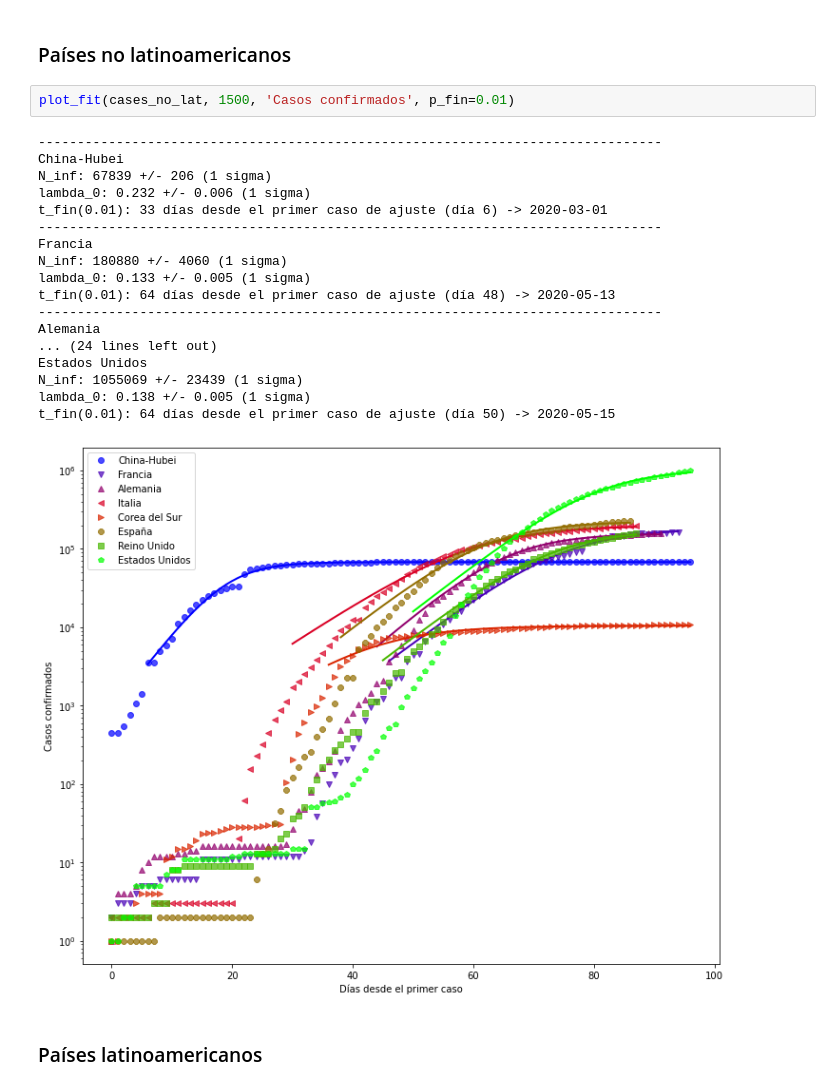
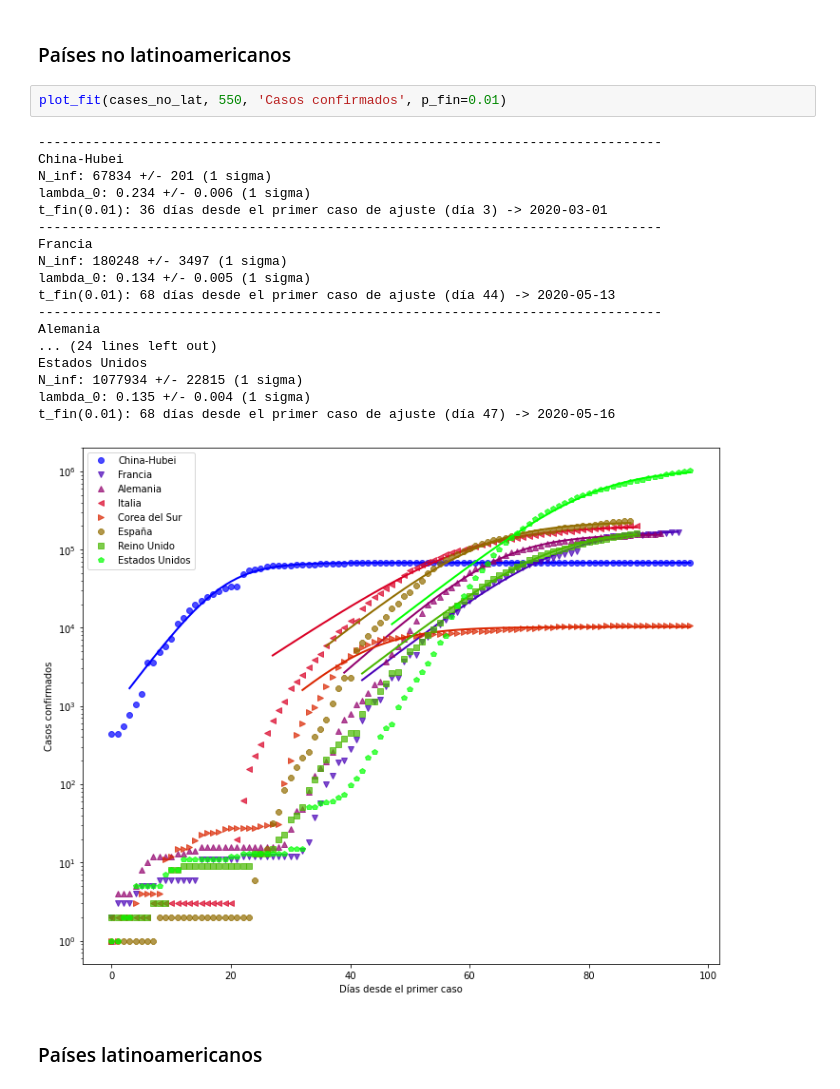
Before and after one commit to manuxch/logistic-covid19, a Jupyter notebook: Logistic_model_COVID-19.ipynb, the cells around one changed output. Saved outputs shown, nothing was run; the diff lists cells and outputs as text.

Commit message:
Actualización diaria de visualizaciones, ajustes y registros

```diff
--- a/Logistic_model_COVID-19.ipynb
+++ b/Logistic_model_COVID-19.ipynb
@@ -180,26 +180,26 @@ El número de casos confirmados se obtiene a partir de los test que se le realiz
 # %% [markdown]
 ### Países no latinoamericanos
 # %%
-plot_fit(cases_no_lat, 1500, 'Casos confirmados', p_fin=0.01)
+plot_fit(cases_no_lat, 550, 'Casos confirmados', p_fin=0.01)
 # %% [output]
 --------------------------------------------------------------------------------
 China-Hubei
-N_inf: 67839 +/- 206 (1 sigma)
-lambda_0: 0.232 +/- 0.006 (1 sigma)
-t_fin(0.01): 33 días desde el primer caso de ajuste (día 6) -> 2020-03-01
+N_inf: 67834 +/- 201 (1 sigma)
+lambda_0: 0.234 +/- 0.006 (1 sigma)
+t_fin(0.01): 36 días desde el primer caso de ajuste (día 3) -> 2020-03-01
 --------------------------------------------------------------------------------
 Francia
-N_inf: 180880 +/- 4060 (1 sigma)
-lambda_0: 0.133 +/- 0.005 (1 sigma)
-t_fin(0.01): 64 días desde el primer caso de ajuste (día 48) -> 2020-05-13
+N_inf: 180248 +/- 3497 (1 sigma)
+lambda_0: 0.134 +/- 0.005 (1 sigma)
+t_fin(0.01): 68 días desde el primer caso de ajuste (día 44) -> 2020-05-13
 --------------------------------------------------------------------------------
 Alemania
 ... (24 lines left out)
 Estados Unidos
-N_inf: 1055069 +/- 23439 (1 sigma)
-lambda_0: 0.138 +/- 0.005 (1 sigma)
-t_fin(0.01): 64 días desde el primer caso de ajuste (día 50) -> 2020-05-15
+N_inf: 1077934 +/- 22815 (1 sigma)
+lambda_0: 0.135 +/- 0.004 (1 sigma)
+t_fin(0.01): 68 días desde el primer caso de ajuste (día 47) -> 2020-05-16
-[figure, old version]
+[figure, new version]
 # %% [markdown]
 ### Países latinoamericanos
 # %%
```
Also changed, not shown: parts of 8 cells of this notebook.
